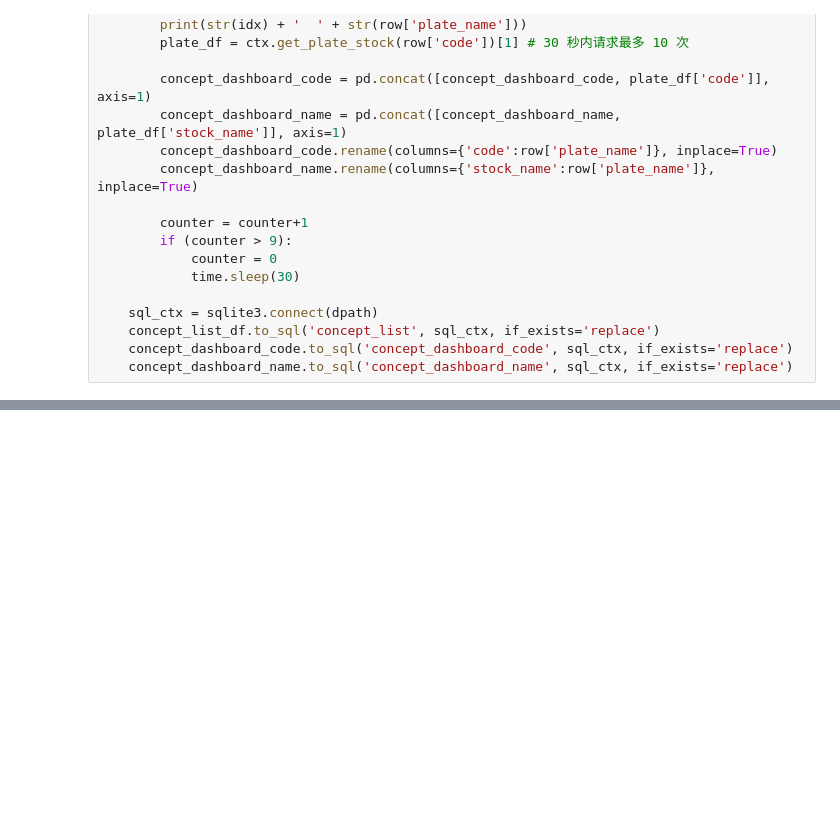
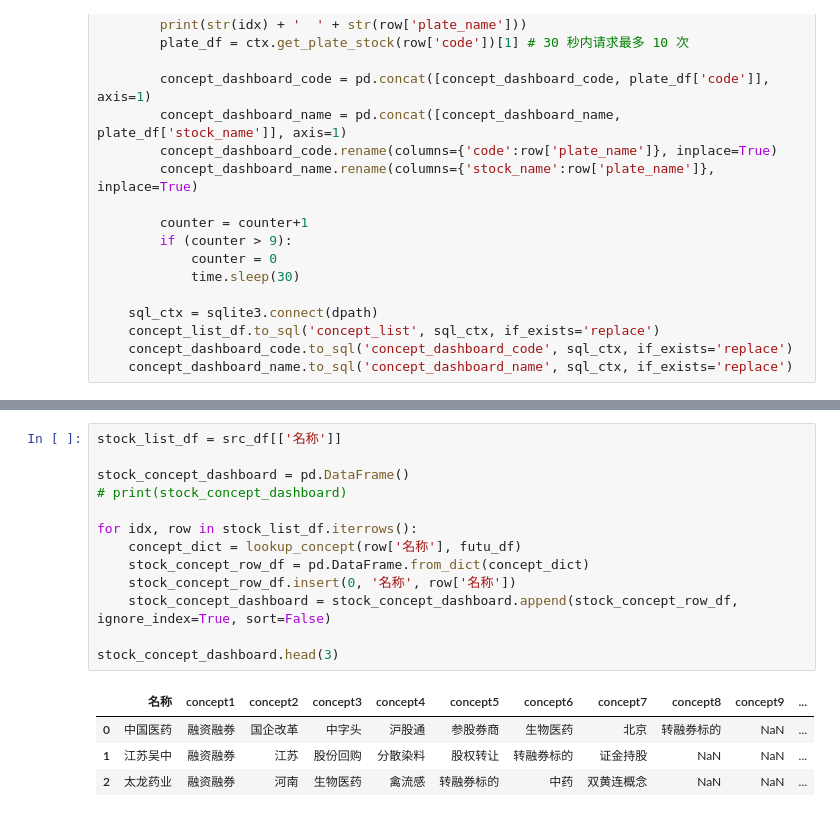
Before and after one commit to sjtulinhua/fupan, a Jupyter notebook: research/futu_concept_analysis.ipynb, the cells around one changed output, grey strips where cells are left out. Cells and saved outputs as stored; diff of their text form; blank space fills up the shorter version.

```diff
--- a/research/futu_concept_analysis.ipynb
+++ b/research/futu_concept_analysis.ipynb
@@ -85,0 +105,18 @@ df
+# %%
+stock_list_df = src_df[['名称']]
+
+stock_concept_dashboard = pd.DataFrame()
+# print(stock_concept_dashboard)
+
+for idx, row in stock_list_df.iterrows():
+    concept_dict = lookup_concept(row['名称'], futu_df)
+    stock_concept_row_df = pd.DataFrame.from_dict(concept_dict)
+    stock_concept_row_df.insert(0, '名称', row['名称'])
+    stock_concept_dashboard = stock_concept_dashboard.append(stock_concept_row_df, ignore_index=True, sort=False)
+
+stock_concept_dashboard.head(3)
+# %% [output]
+|  | 名称 | concept1 | concept2 | concept3 | concept4 | concept5 | concept6 | concept7 | concept8 | concept9 | ... |
+| 0 | 中国医药 | 融资融券 | 国企改革 | 中字头 | 沪股通 | 参股券商 | 生物医药 | 北京 | 转融券标的 | NaN | ... |
+| 1 | 江苏吴中 | 融资融券 | 江苏 | 股份回购 | 分散染料 | 股权转让 | 转融券标的 | 证金持股 | NaN | NaN | ... |
+| 2 | 太龙药业 | 融资融券 | 河南 | 生物医药 | 禽流感 | 转融券标的 | 中药 | 双黄连概念 | NaN | NaN | ... |
```
Also changed, not shown: parts of 18 cells of this notebook, 3 other files.
